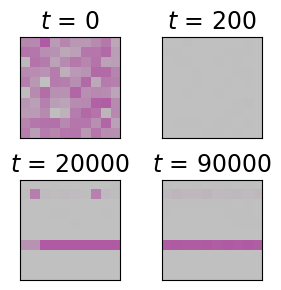
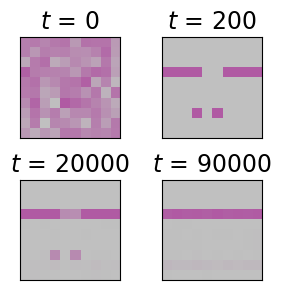
Unified diff of the notebook cell whose output changed from the first chart to the second:
--- before
+++ after
@@ -1,3 +1,3 @@
-neuron = 60
+neuron = 30
 fig, axs = plt.subplots(2, 2, figsize=(3, 3))  # 1 row, 3 columns
 
@@ -14,5 +14,5 @@
 axs[0, 0].set_title(r'$t$ = 0', fontsize=17)
 
-axs[0, 1].imshow(rf_ctx_mtl[2, neuron, :100].reshape(-1, 10), cmap=gray_purple, vmin=vmin, vmax=vmax)
+axs[0, 1].imshow(rf_ctx_mtl[82, neuron, :100].reshape(-1, 10), cmap=gray_purple, vmin=vmin, vmax=vmax)
 axs[0, 1].set_title(r'$t$ = 200', fontsize=17)
 

Commit: include remaining figure updates